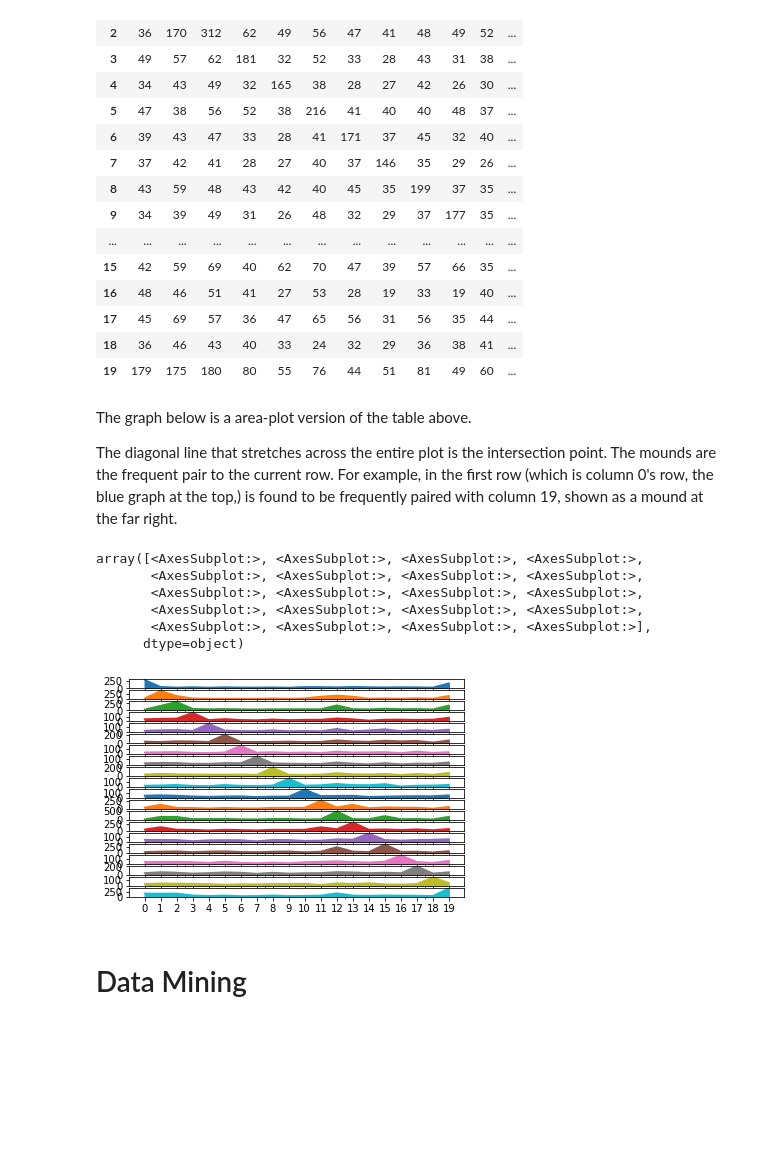
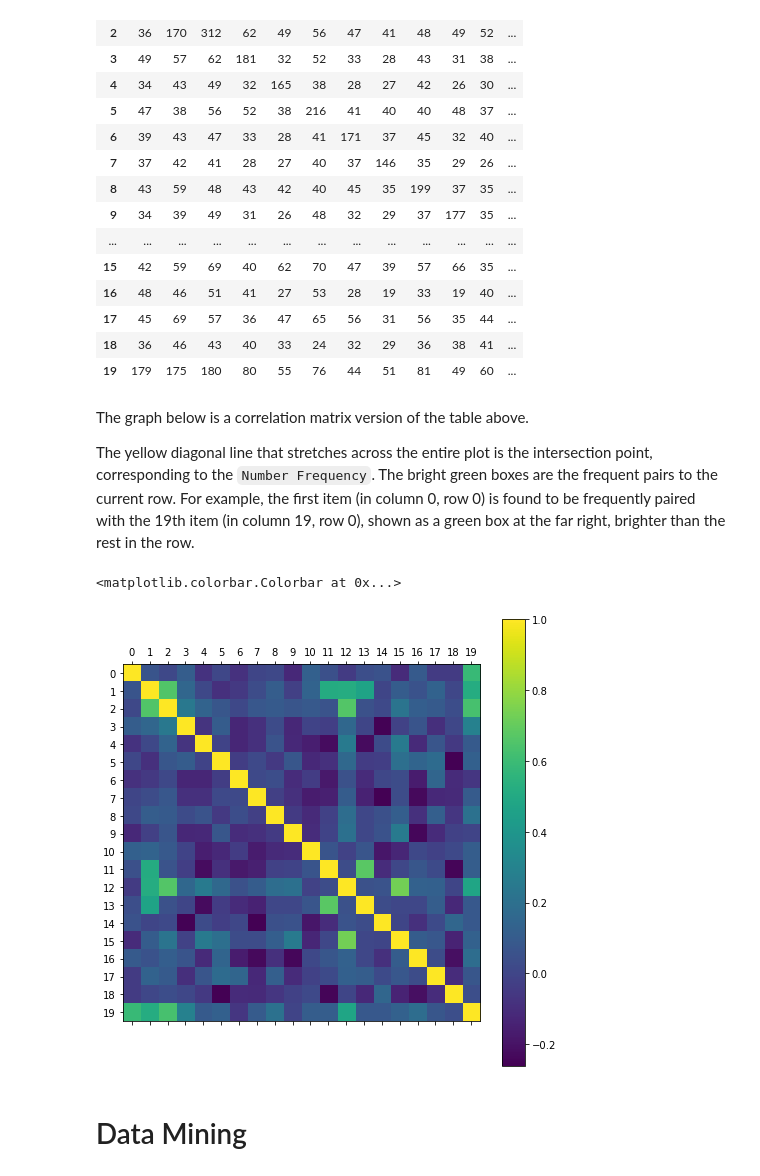
Before and after one commit to Llyme/CSMODELProject2, a Jupyter notebook: Notebook.ipynb, the cells around one changed output. Drawn from its saved outputs; the diff is of its cells as text; code cells hidden in the pictures; blank space fills up the shorter version.

```diff
--- a/Notebook.ipynb
+++ b/Notebook.ipynb
@@ -153,24 +153,18 @@ df_association
 | 18 | 36 | 46 | 43 | 40 | 33 | 24 | 32 | 29 | 36 | 38 | 41 | ... |
 | 19 | 179 | 175 | 180 | 80 | 55 | 76 | 44 | 51 | 81 | 49 | 60 | ... |
 # %% [markdown]
-The graph below is a area-plot version of the table above.
+The graph below is a correlation matrix version of the table above.
 
-The diagonal line that stretches across the entire plot is the intersection point. The mounds are the frequent pair to the current row. For example, in the first row (which is column 0's row, the blue graph at the top,) is found to be frequently paired with column 19, shown as a mound at the far right.
+The yellow diagonal line that stretches across the entire plot is the intersection point, corresponding to the `Number Frequency`. The bright green boxes are the frequent pairs to the current row. For example, the first item (in column 0, row 0) is found to be frequently paired with the 19th item (in column 19, row 0), shown as a green box at the far right, brighter than the rest in the row.
-# %%
-df_association.plot(
-    kind='area',
-    subplots=True,
-    legend=False,
-    xticks=df_association.columns
-)
-# %% [output]
-array([<AxesSubplot:>, <AxesSubplot:>, <AxesSubplot:>, <AxesSubplot:>,
-       <AxesSubplot:>, <AxesSubplot:>, <AxesSubplot:>, <AxesSubplot:>,
-       <AxesSubplot:>, <AxesSubplot:>, <AxesSubplot:>, <AxesSubplot:>,
-       <AxesSubplot:>, <AxesSubplot:>, <AxesSubplot:>, <AxesSubplot:>,
-       <AxesSubplot:>, <AxesSubplot:>, <AxesSubplot:>, <AxesSubplot:>],
-      dtype=object)
-[figure, removed]
+# %%
+f = plt.figure(figsize=(8, 8))
+plt.matshow(df_association.corr(), fignum=f.number)
+plt.xticks(range(df_association.select_dtypes(['number']).shape[1]), df_association.select_dtypes(['number']).columns)
+plt.yticks(range(df_association.select_dtypes(['number']).shape[1]), df_association.select_dtypes(['number']).columns)
+plt.colorbar()
+# %% [output]
+<matplotlib.colorbar.Colorbar at 0x...>
+[figure, added]
 # %% [markdown]
 # Data Mining
 # %%
```
Also changed, not shown: parts of 1 cell of this notebook.
